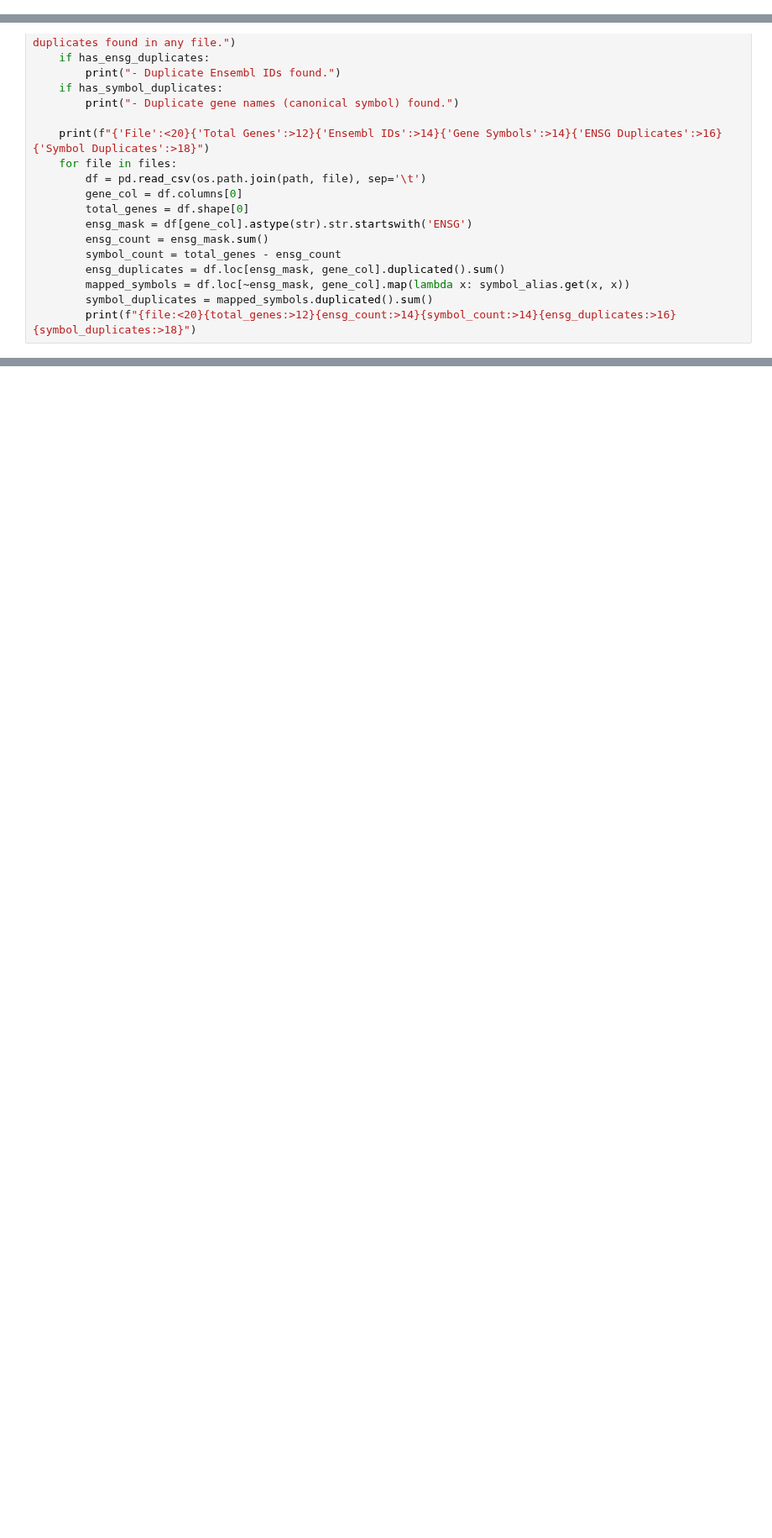
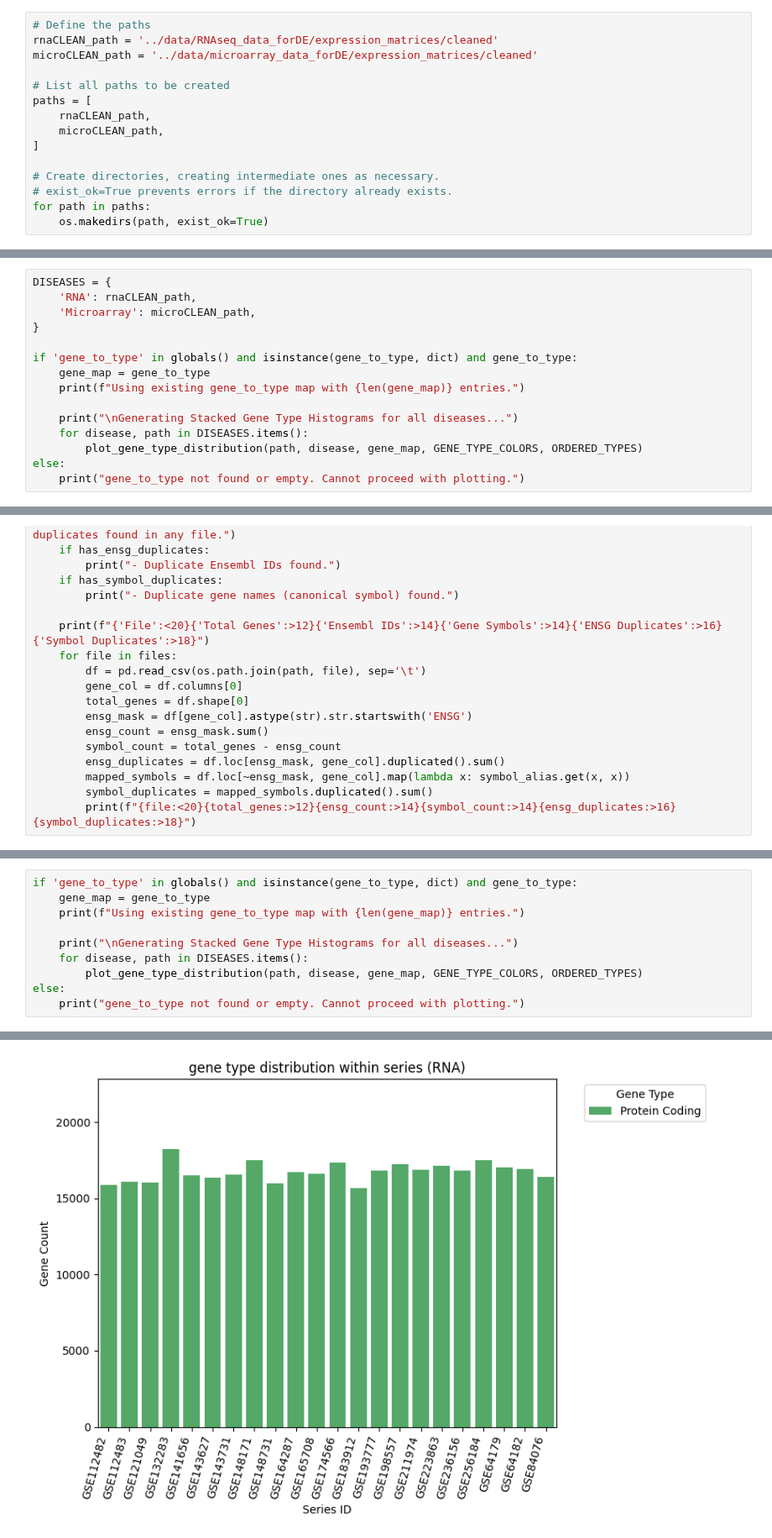
Before and after one commit to JRaviLab/integrative-drugrep-tb, a Jupyter notebook: scripts/00_cleanup_expression_data.ipynb, the cells around one changed output, grey strips where cells are left out. Shown at 84% size. Saved outputs shown, nothing was run; the diff lists cells and outputs as text; blank space fills up the shorter version.

Commit message:
updated expression files

```diff
--- a/scripts/00_cleanup_expression_data.ipynb
+++ b/scripts/00_cleanup_expression_data.ipynb
@@ -30,3 +40,18 @@ os.getcwd()
+# %%
+# Define the paths
+rnaCLEAN_path = '../data/RNAseq_data_forDE/expression_matrices/cleaned'
+microCLEAN_path = '../data/microarray_data_forDE/expression_matrices/cleaned'
+
+# List all paths to be created
+paths = [
+    rnaCLEAN_path,
+    microCLEAN_path,
+]
+
+# Create directories, creating intermediate ones as necessary.
+# exist_ok=True prevents errors if the directory already exists.
+for path in paths:
+    os.makedirs(path, exist_ok=True)
 # %% [markdown]
 #### Do all studies have metadata and expression data?
 # %%
@@ -383,0 +663,15 @@ filter_gsm_columns(tbdrugrep_expr, Relevant_TB_samples, tbdrugrep_expr)
+# %%
+DISEASES = {
+    'RNA': rnaCLEAN_path,
+    'Microarray': microCLEAN_path,
+}
+
+if 'gene_to_type' in globals() and isinstance(gene_to_type, dict) and gene_to_type:
+    gene_map = gene_to_type
+    print(f"Using existing gene_to_type map with {len(gene_map)} entries.")
+
+    print("\nGenerating Stacked Gene Type Histograms for all diseases...")
+    for disease, path in DISEASES.items():
+        plot_gene_type_distribution(path, disease, gene_map, GENE_TYPE_COLORS, ORDERED_TYPES)
+else:
+    print("gene_to_type not found or empty. Cannot proceed with plotting.")
@@ -656,0 +940,11 @@ GSE63548.tsv               18589         18589             0               0
+# %%
+if 'gene_to_type' in globals() and isinstance(gene_to_type, dict) and gene_to_type:
+    gene_map = gene_to_type
+    print(f"Using existing gene_to_type map with {len(gene_map)} entries.")
+
+    print("\nGenerating Stacked Gene Type Histograms for all diseases...")
+    for disease, path in DISEASES.items():
+        plot_gene_type_distribution(path, disease, gene_map, GENE_TYPE_COLORS, ORDERED_TYPES)
+else:
+    print("gene_to_type not found or empty. Cannot proceed with plotting.")
+# %% [output]
@@ -656,0 +954 @@ GSE63548.tsv               18589         18589             0               0
+[figure, added]
```
Also changed, not shown: parts of 45 cells of this notebook.
